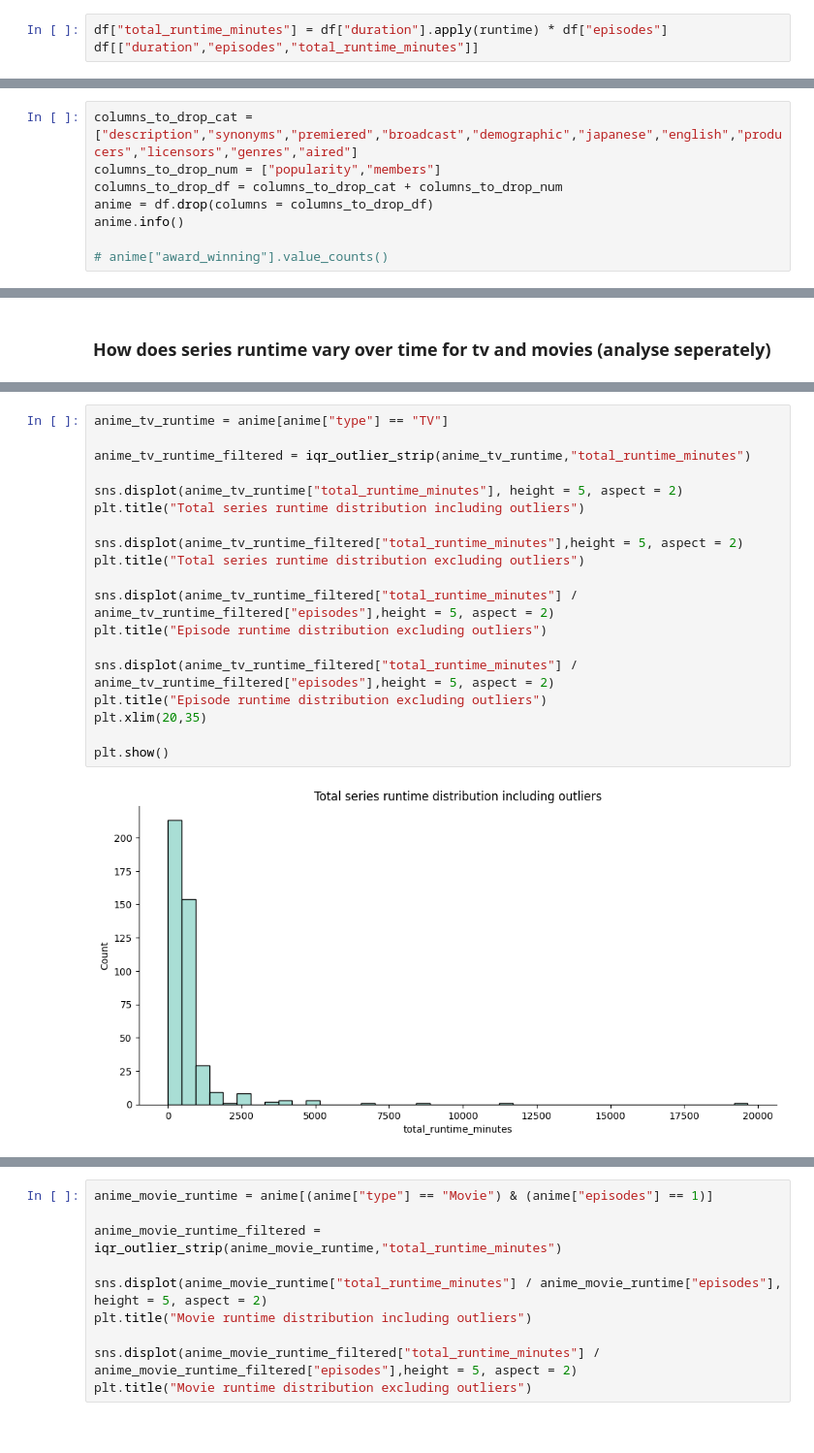
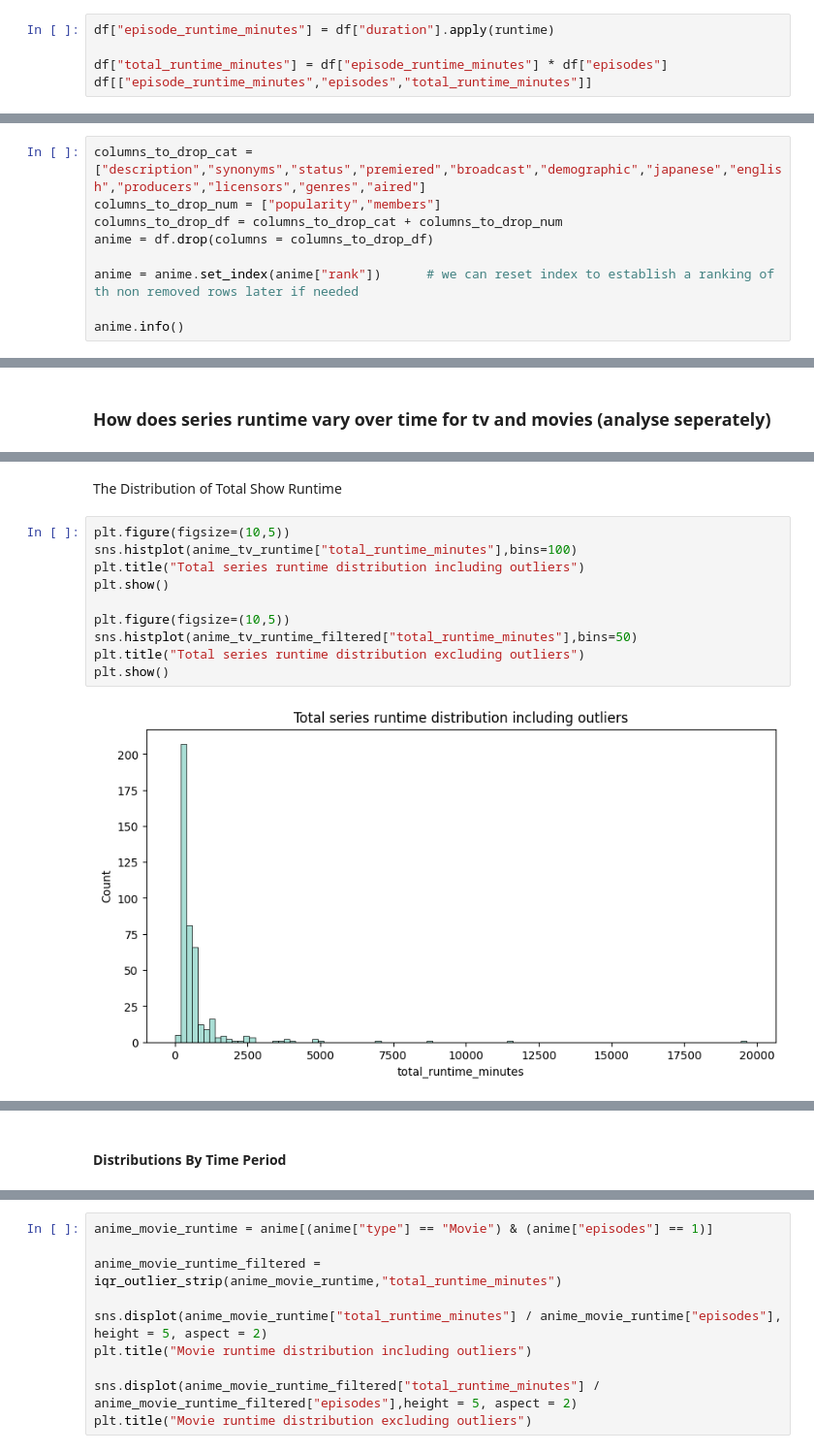
Before and after one commit to Esalsac/project-2-eda-sql, a Jupyter notebook: Week_3_Project.ipynb, the cells around one changed output, grey strips where cells are left out. Shown at 97% size. Drawn from its saved outputs; the diff is of its cells as text.

```diff
--- a/Week_3_Project.ipynb
+++ b/Week_3_Project.ipynb
@@ -402,4 +400,6 @@ np.int64(77)
 # %%
-df["total_runtime_minutes"] = df["duration"].apply(runtime) * df["episodes"]
-df[["duration","episodes","total_runtime_minutes"]]
+df["episode_runtime_minutes"] = df["duration"].apply(runtime)
+
+df["total_runtime_minutes"] = df["episode_runtime_minutes"] * df["episodes"]
+df[["episode_runtime_minutes","episodes","total_runtime_minutes"]]
 # %% [output]
@@ -569,12 +569,13 @@ The following columns have null values: name,synonyms,japanese,english,premiered
 # %% [markdown]
 ### Dropping useless columns
 # %%
-columns_to_drop_cat = ["description","synonyms","premiered","broadcast","demographic","japanese","english","producers","licensors","genres","aired"]
+columns_to_drop_cat = ["description","synonyms","status","premiered","broadcast","demographic","japanese","english","producers","licensors","genres","aired"]
 columns_to_drop_num = ["popularity","members"]
 columns_to_drop_df = columns_to_drop_cat + columns_to_drop_num
 anime = df.drop(columns = columns_to_drop_df)
+
+anime = anime.set_index(anime["rank"])      # we can reset index to establish a ranking of th non removed rows later if needed
+
 anime.info()
-
-# anime["award_winning"].value_counts()
 # %% [output]
 <class 'pandas.core.frame.DataFrame'>
@@ -607,21 +686,14 @@ can be done on-the-fly with the iqr_outlier_strip() function
+# %% [markdown]
+The Distribution of Total Show Runtime
 # %%
-anime_tv_runtime = anime[anime["type"] == "TV"]
+plt.figure(figsize=(10,5))
+sns.histplot(anime_tv_runtime["total_runtime_minutes"],bins=100)
+plt.title("Total series runtime distribution including outliers")
+plt.show()
 
-anime_tv_runtime_filtered = iqr_outlier_strip(anime_tv_runtime,"total_runtime_minutes")
-
-sns.displot(anime_tv_runtime["total_runtime_minutes"], height = 5, aspect = 2)
-plt.title("Total series runtime distribution including outliers")
-
-sns.displot(anime_tv_runtime_filtered["total_runtime_minutes"],height = 5, aspect = 2)
+plt.figure(figsize=(10,5))
+sns.histplot(anime_tv_runtime_filtered["total_runtime_minutes"],bins=50)
 plt.title("Total series runtime distribution excluding outliers")
-
-sns.displot(anime_tv_runtime_filtered["total_runtime_minutes"] / anime_tv_runtime_filtered["episodes"],height = 5, aspect = 2)
-plt.title("Episode runtime distribution excluding outliers")
-
-sns.displot(anime_tv_runtime_filtered["total_runtime_minutes"] / anime_tv_runtime_filtered["episodes"],height = 5, aspect = 2)
-plt.title("Episode runtime distribution excluding outliers")
-plt.xlim(20,35)
-
 plt.show()
 # %% [output]
-[figure, old version]
+[figure, new version]
@@ -630,0 +701,2 @@ plt.show()
+# %% [markdown]
+#### Distributions By Time Period
```
Also changed, not shown: parts of 22 cells of this notebook.
